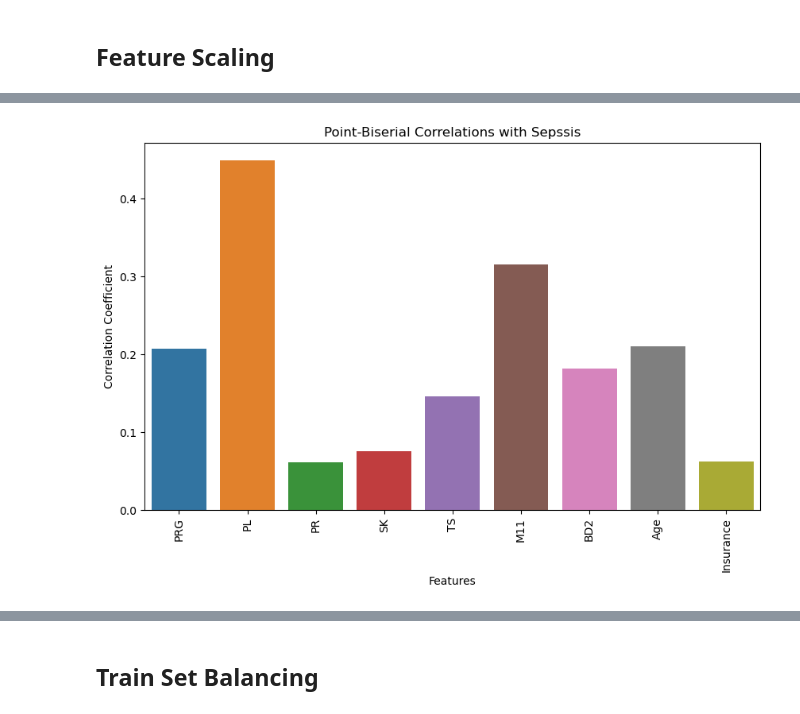
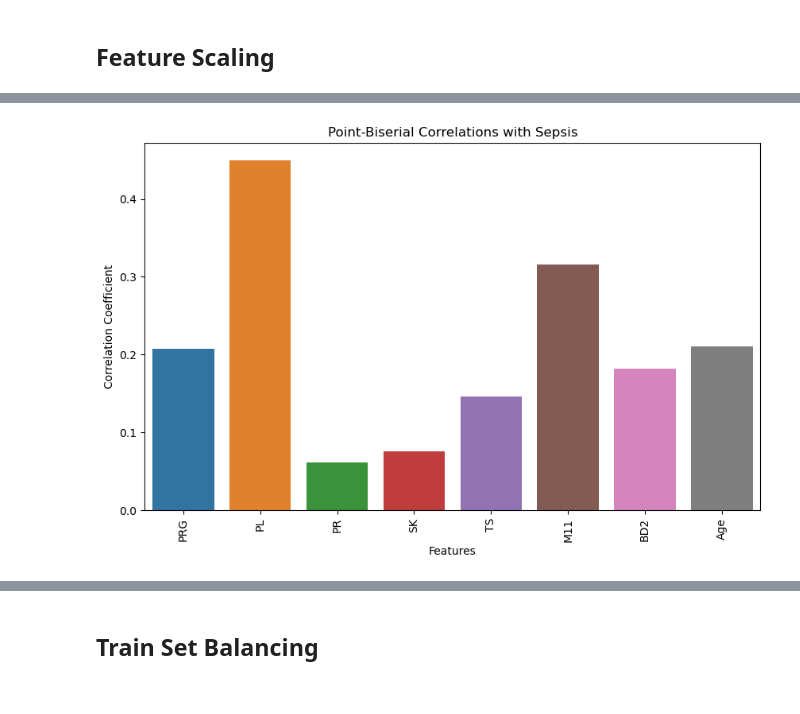
Before and after one commit to Israel-Anaba/Embed_ML_Model_Web_App, a Jupyter notebook: Sepssis ICU.ipynb, the cells around one changed output, grey strips where cells are left out. Saved outputs shown, nothing was run; the diff lists cells and outputs as text; code cells hidden in the pictures.

```diff
--- a/Sepssis ICU.ipynb
+++ b/Sepssis ICU.ipynb
@@ -644,0 +815,9 @@ df_train.drop(["ID", "AgeGroup"], axis=1, inplace=True)
+# %%
+# Initialize LabelEncoder
+label_encoder = LabelEncoder()
+
+# Encode the 'Sepsis' column
+df_train['Sepsis'] = label_encoder.fit_transform(df_train['Sepsis'])
+
+# Verify the conversion
+df_train['Sepsis'].unique
@@ -645 +843,4 @@ df_train.drop(["ID", "AgeGroup"], axis=1, inplace=True)
+# %%
+# Drop unnecessary columns
+df_train = df_train.drop(columns=['ID', 'AgeGroup', 'BMI Category','Insurance'])
 # %%
@@ -676 +867,3 @@ Sepssis        int32
 dtype: object
+# %%
+Numerical = ['PRG', 'PL', 'PR', 'SK', 'TS', 'M11', 'BD2','Age']
@@ -677,8 +872,8 @@ dtype: object
 # %% [markdown]
 ## Data Splitting
 # %%
-X = df_train.drop(columns = "Sepssis")
-y = df_train["Sepssis"].values
+X = df_train.drop(columns = "Sepsis")
+y = df_train["Sepsis"].values
 # %%
 X_train, X_test, y_train, y_test = train_test_split(X, y, test_size = 0.2, random_state = 42, stratify =y)
 # %%
@@ -747,21 +968,20 @@ X_encode
 # %%
 # Convert X_encode and y to DataFrames
 X_encode_df = pd.DataFrame(X_encode, columns=X_encode.columns)
-y_df = pd.DataFrame(y, columns=['Sepssis'])
+y_df = pd.DataFrame(y, columns=['Sepsis'])
 
 # Combine X_encode_df with y_df
 encoded_data = pd.concat([X_encode_df, y_df], axis=1)
 
 # Calculate point-biserial correlations
-correlations = encoded_data.corr()['Sepssis'].drop('Sepssis')  # Drop Sepssis itself from correlations
-
+correlations = encoded_data.corr()['Sepsis'].drop('Sepsis')
 # Plot the correlation coefficients
 plt.figure(figsize=(10, 6))
 sns.barplot(x=correlations.index, y=correlations.values)
-plt.title('Point-Biserial Correlations with Sepssis')
+plt.title('Point-Biserial Correlations with Sepsis')
 plt.xlabel('Features')
 plt.ylabel('Correlation Coefficient')
 plt.xticks(rotation=90)
 plt.show()
 # %% [output]
-[figure, old version]
+[figure, new version]
```
Also changed, not shown: parts of 114 cells of this notebook, 7 other files.
